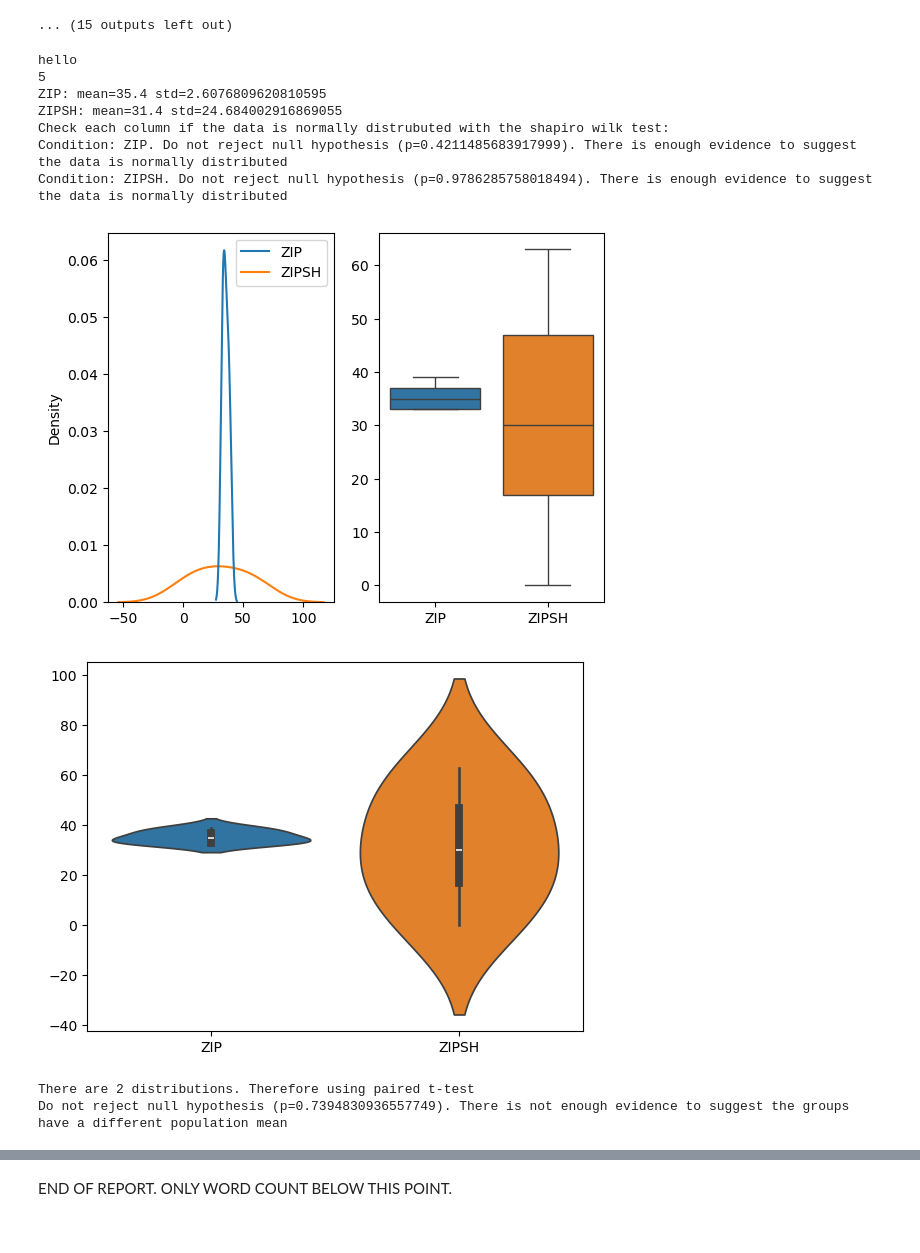
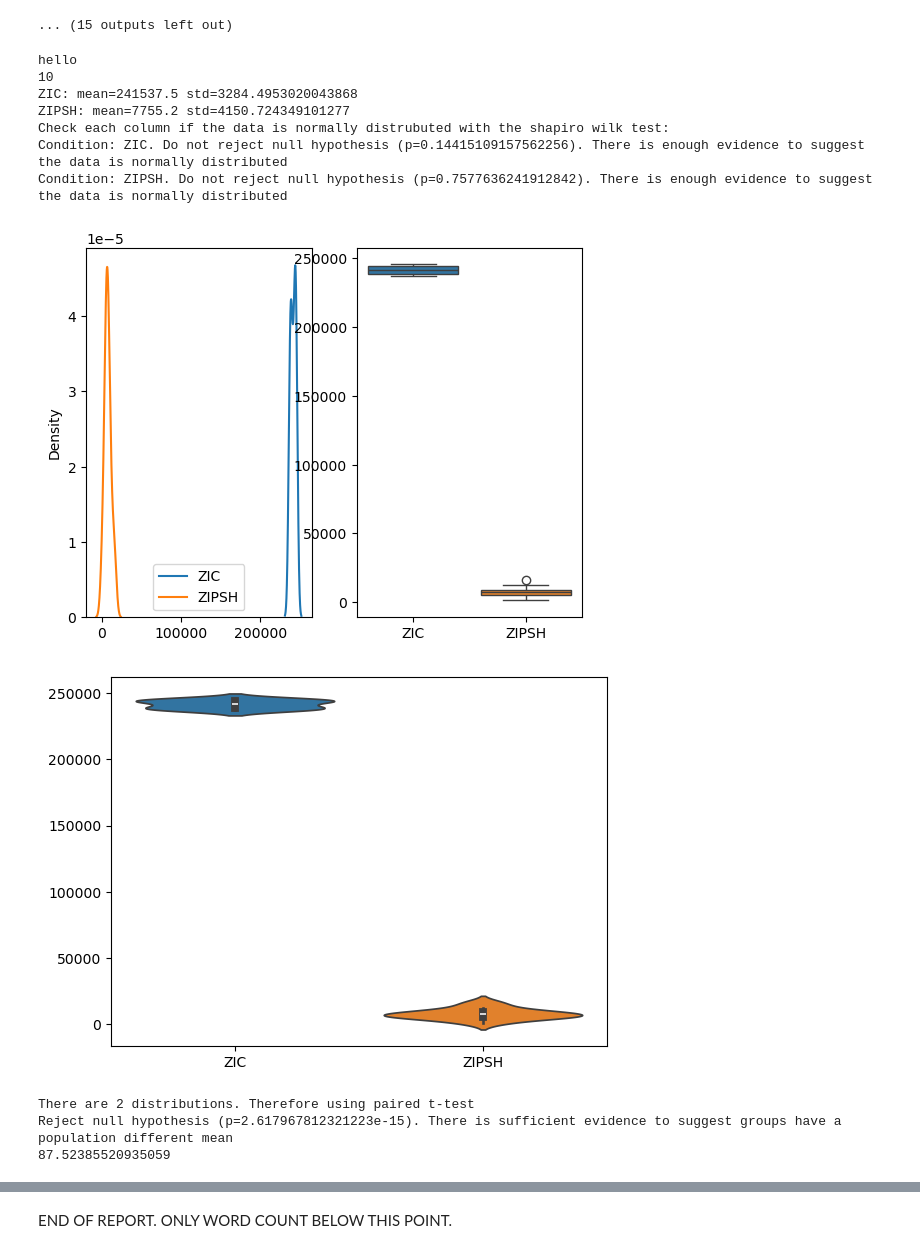
Before and after one commit to ImranZaminAli/fintech_cw, a Jupyter notebook: cw.ipynb, the cells around one changed output, grey strips where cells are left out. Drawn from its saved outputs; the diff is of its cells as text; code cells hidden in the pictures.

```diff
--- a/cw.ipynb
+++ b/cw.ipynb
@@ -676,27 +676,31 @@ sup_range = (50, 75)
 dem_range = (150, 125)
 num_buyers = 10
 num_sellers = 10
-buyers = [('ZIP', 9), ('ZIPSH', 1,{"optimizer": "ZIPSH", "k": 4})]
-sellers = [('ZIP', 10)]
+buyers = [('ZIC', 9), ('ZIPSH', 1,{'optimizer': 'ZIPSH', 'k': 4})]
+sellers = [('ZIC', 10)]
 traders_specs = {'sellers': sellers, 'buyers': buyers}
 start_time = 0
-end_time =
+end_time = 60 * 60 * 24 * 30
 supply_schedule = [{'from': start_time, 'to': end_time, 'ranges': [sup_range], 'stepmode': 'fixed'}]
 demand_schedule = [{'from': start_time, 'to': end_time, 'ranges': [dem_range], 'stepmode': 'fixed'}]
-order_interval = 15
+order_interval = 10
 order_sched = {'sup': supply_schedule, 'dem': demand_schedule,
               'interval': order_interval, 'timemode': 'periodic'}
 # %%
-cwhelpers.run_experiment(5, (start_time, end_time, traders_specs, order_sched, dump_flags, verbose), initial_seed)
+import time
+t1 = time.time()
+cwhelpers.run_experiment(30, (start_time, end_time, traders_specs, order_sched, dump_flags, verbose), initial_seed)
+print(time.time() - t1)
 # %% [output]
 hello
-5
-ZIP: mean=35.4 std=2.6076809620810595
-ZIPSH: mean=31.4 std=24.684002916869055
+10
+ZIC: mean=241537.5 std=3284.4953020043868
+ZIPSH: mean=7755.2 std=4150.724349101277
 Check each column if the data is normally distrubuted with the shapiro wilk test:
-Condition: ZIP. Do not reject null hypothesis (p=0.4211485683917999). There is enough evidence to suggest the data is normally distributed
-Condition: ZIPSH. Do not reject null hypothesis (p=0.9786285758018494). There is enough evidence to suggest the data is normally distributed
+Condition: ZIC. Do not reject null hypothesis (p=0.14415109157562256). There is enough evidence to suggest the data is normally distributed
+Condition: ZIPSH. Do not reject null hypothesis (p=0.7577636241912842). There is enough evidence to suggest the data is normally distributed
-[figure, old version]
+[figure, new version]
-[figure, old version]
+[figure, new version]
 There are 2 distributions. Therefore using paired t-test
-Do not reject null hypothesis (p=0.7394830936557749). There is not enough evidence to suggest the groups have a different population mean
+Reject null hypothesis (p=2.617967812321223e-15). There is sufficient evidence to suggest groups have a population different mean
+87.52385520935059
```
Also changed, not shown: parts of 2 cells of this notebook.
